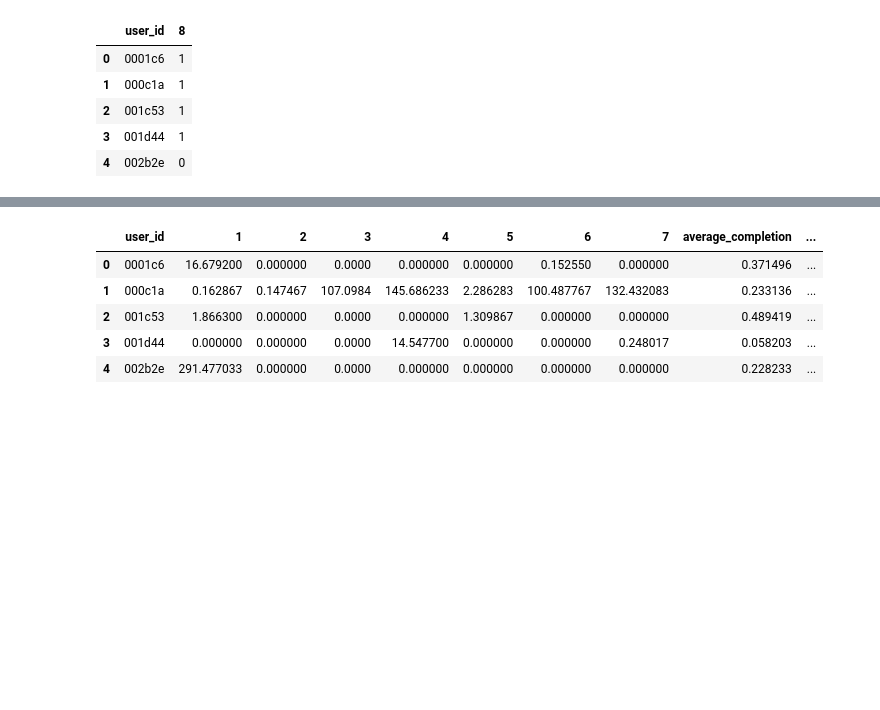
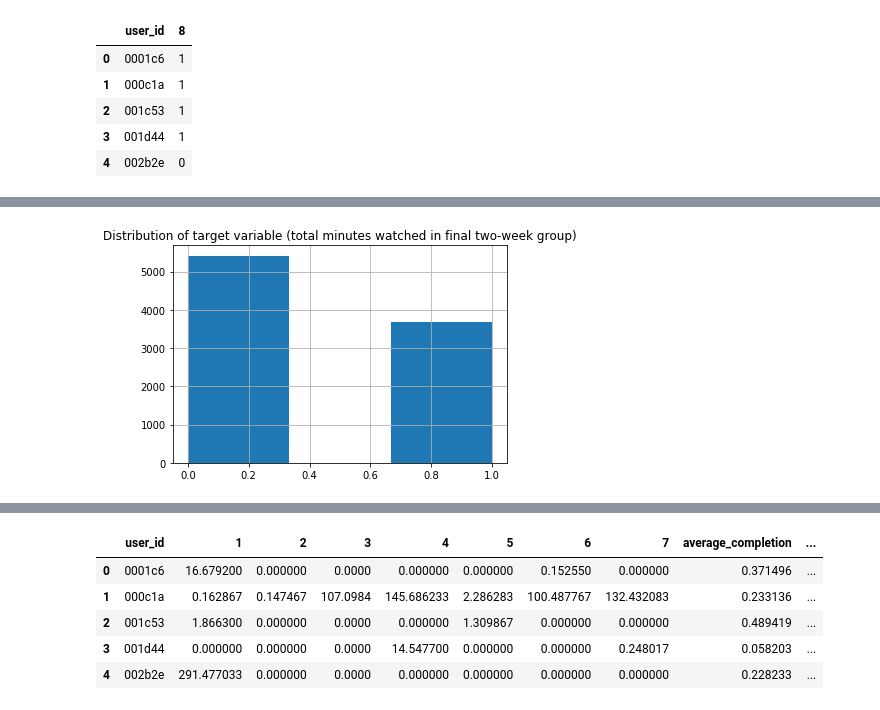
Before and after one commit to bbc/datalab-ml-training, a Jupyter notebook: iPlayerForecast_course2.ipynb, the cells around one changed output, grey strips where cells are left out. Cells and saved outputs as stored; diff of their text form; code cells hidden in the pictures; blank space fills up the shorter version.

```diff
--- a/iPlayerForecast_course2.ipynb
+++ b/iPlayerForecast_course2.ipynb
@@ -123 +149,7 @@ target_class.head()
+# %%
+pd.DataFrame(target_class)[0].hist(bins=3)
+plt.title('Distribution of target variable (total minutes watched in final two-week group)')
+plt.show()
+# %% [output]
+[figure, added]
 # %% [markdown]
```
Also changed, not shown: parts of 30 cells of this notebook.
